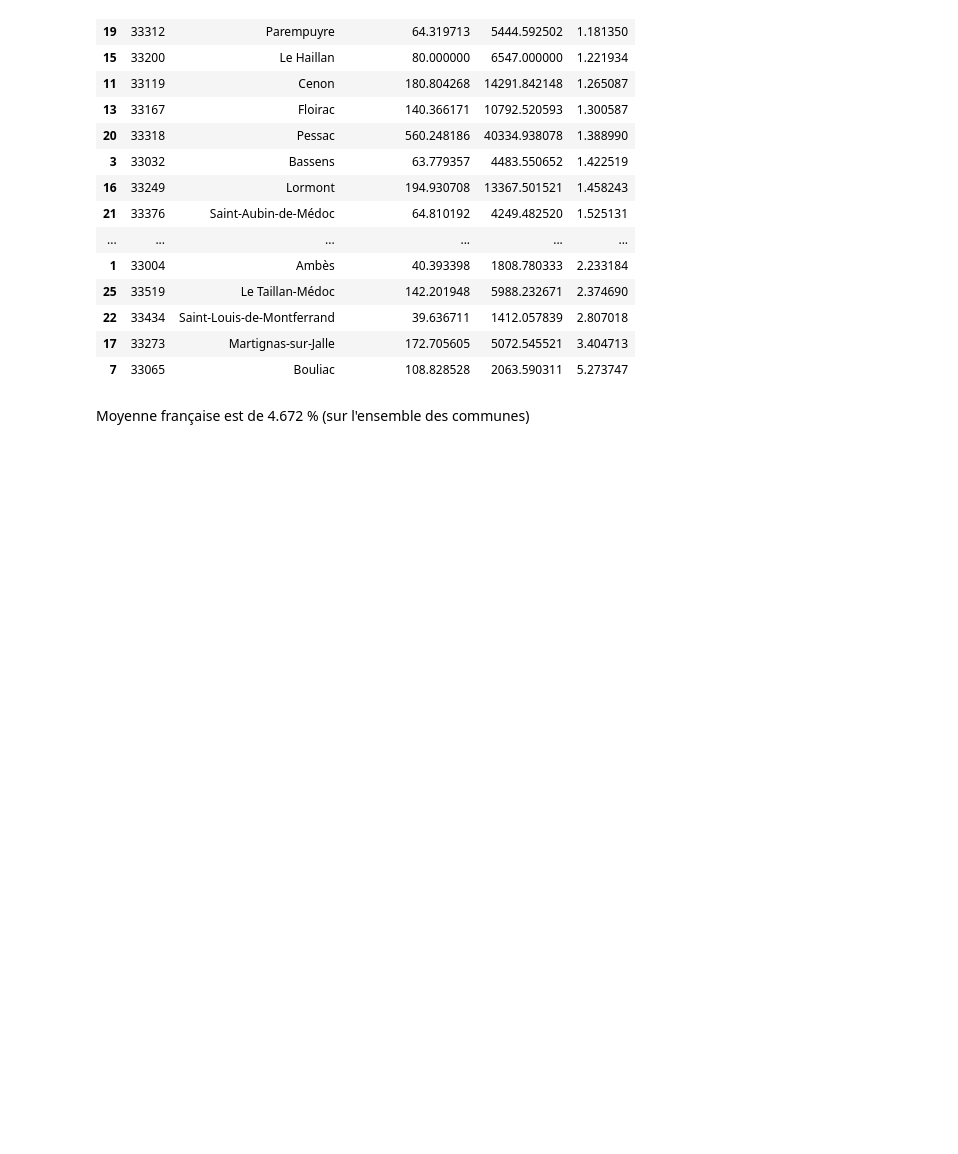
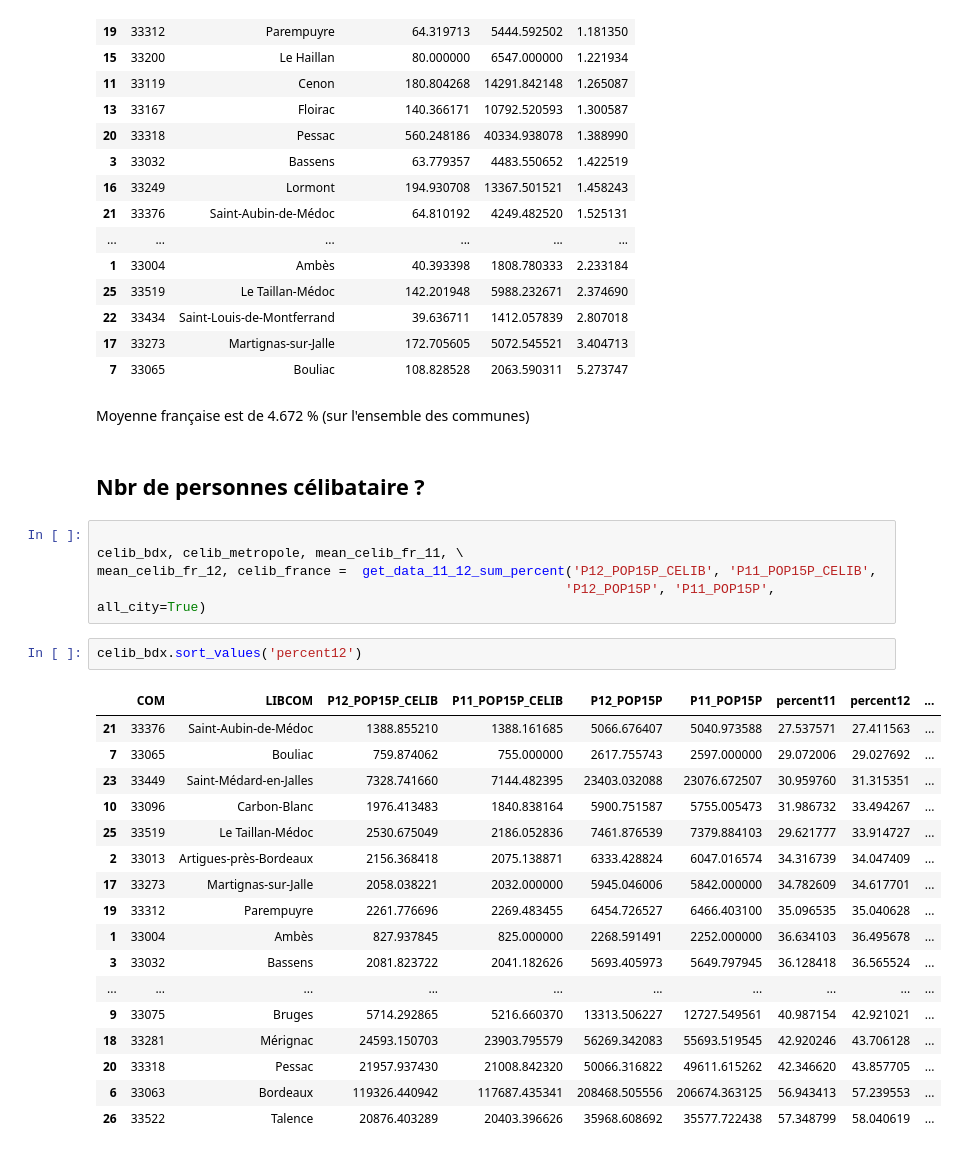
Before and after one commit to armgilles/datafactBDX, a Jupyter notebook: Explore_data.ipynb, the cells around one changed output. Drawn from its saved outputs; the diff is of its cells as text; blank space fills up the shorter version.

```diff
--- a/Explore_data.ipynb
+++ b/Explore_data.ipynb
@@ -161,3 +327,30 @@ use_commun.sort_values('percent')
 | 7 | 33065 | Bouliac | 108.828528 | 2063.590311 | 5.273747 |
 # %% [markdown]
 Moyenne française est de 4.672 % (sur l'ensemble des communes)
+# %% [markdown]
+## Nbr de personnes célibataire ?
+# %%
+
+celib_bdx, celib_metropole, mean_celib_fr_11, \
+mean_celib_fr_12, celib_france =  get_data_11_12_sum_percent('P12_POP15P_CELIB', 'P11_POP15P_CELIB',
+                                                            'P12_POP15P', 'P11_POP15P', all_city=True)
+# %%
+celib_bdx.sort_values('percent12')
+# %% [output]
+|  | COM | LIBCOM | P12_POP15P_CELIB | P11_POP15P_CELIB | P12_POP15P | P11_POP15P | percent11 | percent12 | ... |
+| 21 | 33376 | Saint-Aubin-de-Médoc | 1388.855210 | 1388.161685 | 5066.676407 | 5040.973588 | 27.537571 | 27.411563 | ... |
+| 7 | 33065 | Bouliac | 759.874062 | 755.000000 | 2617.755743 | 2597.000000 | 29.072006 | 29.027692 | ... |
+| 23 | 33449 | Saint-Médard-en-Jalles | 7328.741660 | 7144.482395 | 23403.032088 | 23076.672507 | 30.959760 | 31.315351 | ... |
+| 10 | 33096 | Carbon-Blanc | 1976.413483 | 1840.838164 | 5900.751587 | 5755.005473 | 31.986732 | 33.494267 | ... |
+| 25 | 33519 | Le Taillan-Médoc | 2530.675049 | 2186.052836 | 7461.876539 | 7379.884103 | 29.621777 | 33.914727 | ... |
+| 2 | 33013 | Artigues-près-Bordeaux | 2156.368418 | 2075.138871 | 6333.428824 | 6047.016574 | 34.316739 | 34.047409 | ... |
+| 17 | 33273 | Martignas-sur-Jalle | 2058.038221 | 2032.000000 | 5945.046006 | 5842.000000 | 34.782609 | 34.617701 | ... |
+| 19 | 33312 | Parempuyre | 2261.776696 | 2269.483455 | 6454.726527 | 6466.403100 | 35.096535 | 35.040628 | ... |
+| 1 | 33004 | Ambès | 827.937845 | 825.000000 | 2268.591491 | 2252.000000 | 36.634103 | 36.495678 | ... |
+| 3 | 33032 | Bassens | 2081.823722 | 2041.182626 | 5693.405973 | 5649.797945 | 36.128418 | 36.565524 | ... |
+| ... | ... | ... | ... | ... | ... | ... | ... | ... | ... |
+| 9 | 33075 | Bruges | 5714.292865 | 5216.660370 | 13313.506227 | 12727.549561 | 40.987154 | 42.921021 | ... |
+| 18 | 33281 | Mérignac | 24593.150703 | 23903.795579 | 56269.342083 | 55693.519545 | 42.920246 | 43.706128 | ... |
+| 20 | 33318 | Pessac | 21957.937430 | 21008.842320 | 50066.316822 | 49611.615262 | 42.346620 | 43.857705 | ... |
+| 6 | 33063 | Bordeaux | 119326.440942 | 117687.435341 | 208468.505556 | 206674.363125 | 56.943413 | 57.239553 | ... |
+| 26 | 33522 | Talence | 20876.403289 | 20403.396626 | 35968.608692 | 35577.722438 | 57.348799 | 58.040619 | ... |
```
Also changed, not shown: parts of 77 cells of this notebook, 1 other file.
